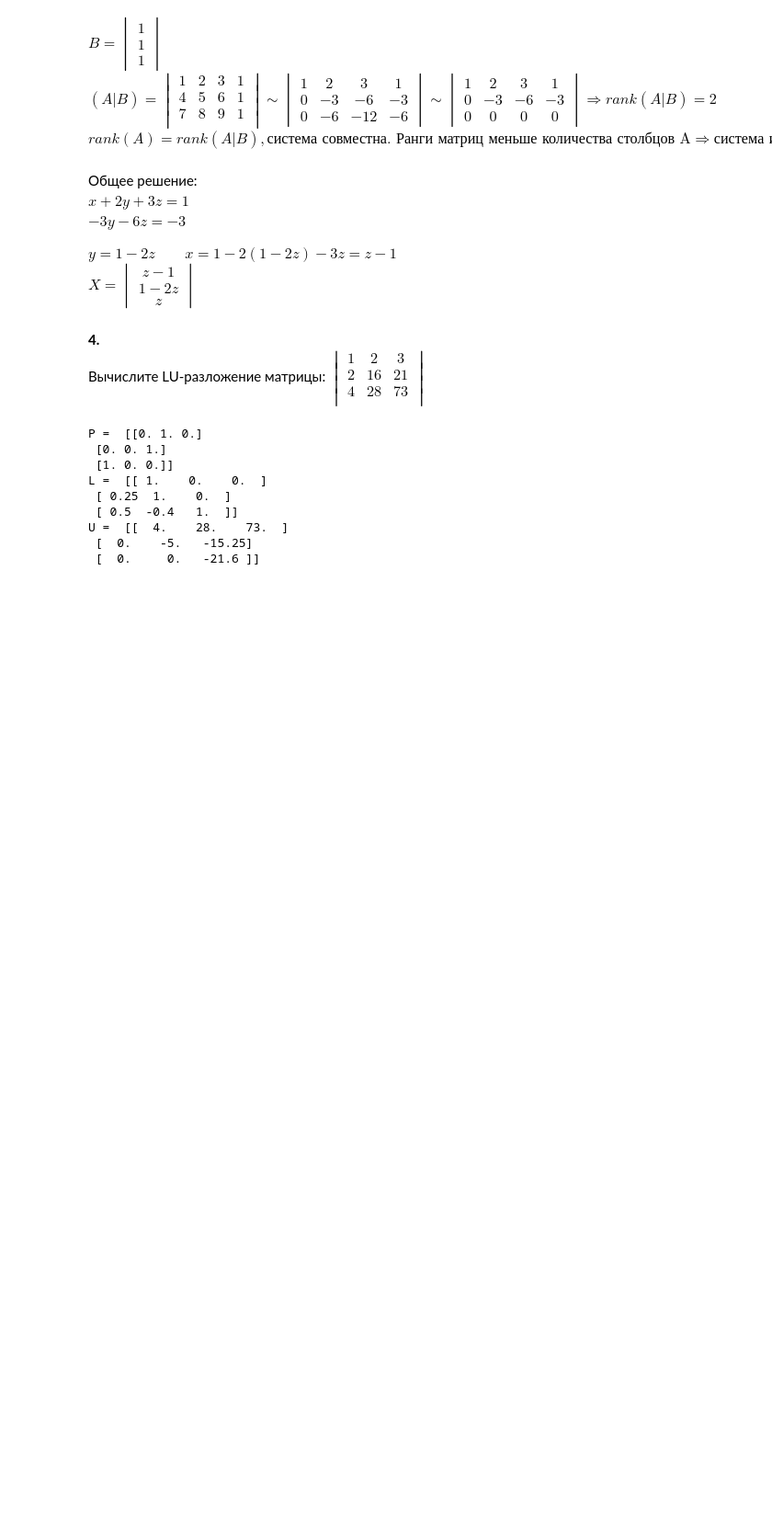
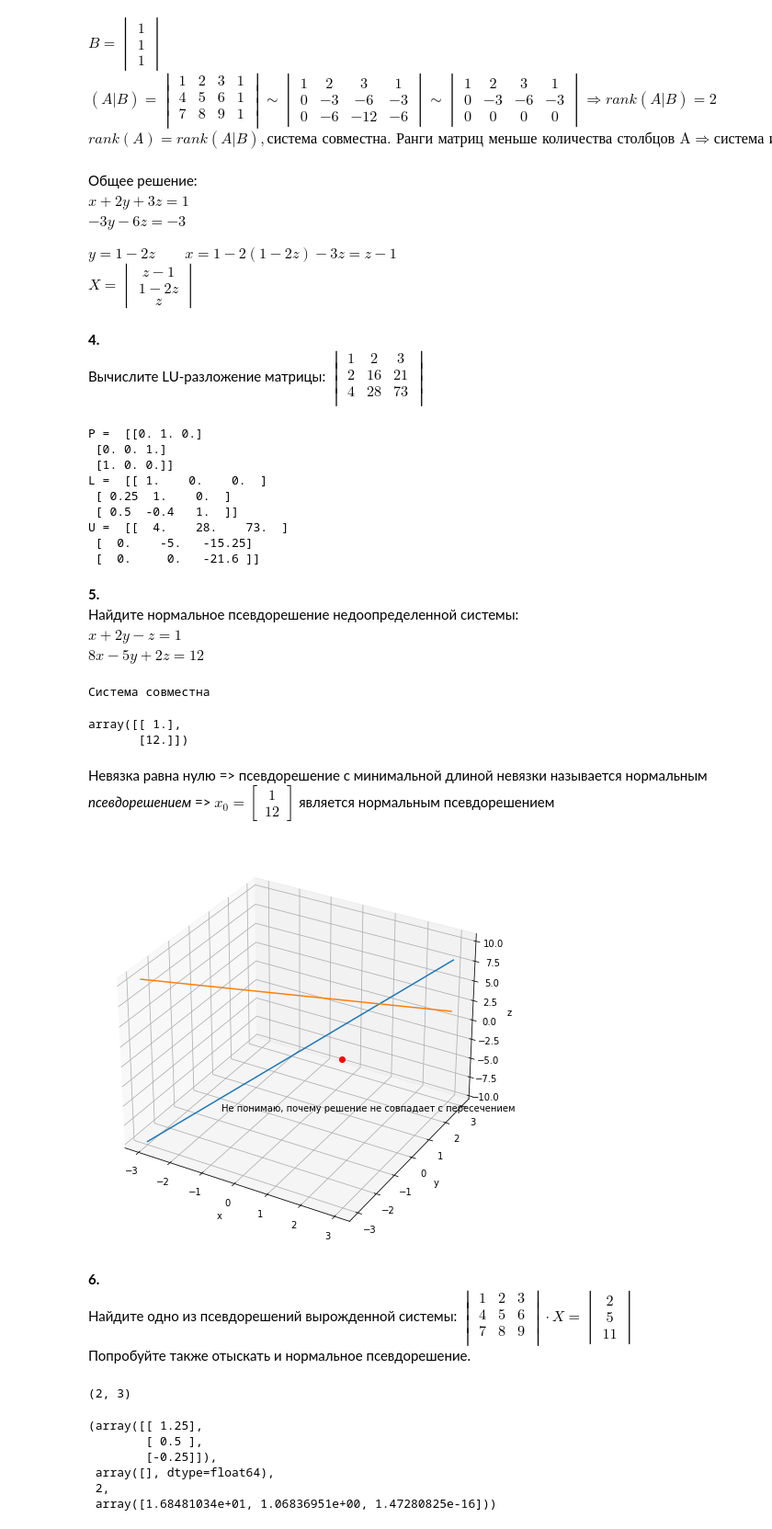
Before and after one commit to Krivosheenkova/higher-mathematics-intro, a Jupyter notebook: 7_linear_algebra_intro/7.ipynb, the cells around one changed output. Shown: that part at 92% size. Saved outputs shown, nothing was run; the diff lists cells and outputs as text; code cells hidden in the pictures; blank space fills up the shorter version.

```diff
--- a/7_linear_algebra_intro/7.ipynb
+++ b/7_linear_algebra_intro/7.ipynb
@@ -282,3 +299,8 @@ L =  [[ 1.    0.    0.  ]
 U =  [[  4.    28.    73.  ]
  [  0.    -5.   -15.25]
  [  0.     0.   -21.6 ]]
+# %% [markdown]
+**5.**<br>
+Найдите нормальное псевдорешение недоопределенной системы:
+<br>$ x +2y -z =1  $<br>
+$8x - 5y + 2z = 12$
@@ -284,0 +311,65 @@ U =  [[  4.    28.    73.  ]
+# %%
+if np.linalg.matrix_rank(C) == np.linalg.matrix_rank(A):
+    print('Система совместна')
+else:
+    print("Система несовместна")
+# %% [output]
+Система совместна
+# %%
+A @ np.linalg.lstsq(A, B, rcond=None)[0]
+# %% [output]
+array([[ 1.],
+       [12.]])
+# %% [markdown]
+Невязка равна нулю
+=> псевдорешение с минимальной длиной невязки называется нормальным _псевдорешением_
+=> $x_0 = \begin{bmatrix}1\\12\end{bmatrix}$ является нормальным псевдорешением
+# %%
+import matplotlib.pyplot as plt
+%matplotlib inline
+x = np.linspace(-3, 3, 201)
+y = np.linspace(-3, 3, 201)
+z = 2*y+x-1
+
+fig = plt.figure(figsize=(8, 8))
+
+ax = fig.gca(projection='3d')
+
+ax.plot(x, y, z)
+ax.plot(x, y, 6+2.5*y-4*x)
+ax.plot([ 1.38191882],
+        [-0.18081181],
+        [ 0.0202952 ], 'ro')
+# ax.plot(1.13919353, -0.90498444, -0.9009803, 'ro')
+
+ax.set_xlabel('x')
+ax.set_ylabel('y')
+ax.set_zlabel('z')
+ax.text(0, -4, 0, 'Не понимаю, почему решение не совпадает с пересечением')
+plt.show()
+# %% [output]
+[figure, added]
+# %% [markdown]
+**6.**<br>
+Найдите одно из псевдорешений вырожденной системы:
+$ \begin{vmatrix}
+1&2&3\\
+4&5&6\\
+7&8&9\\
+\end{vmatrix}\cdot X = \begin{vmatrix} 2\\5\\11 \end{vmatrix} $<br>Попробуйте также отыскать и нормальное псевдорешение.
+# %%
+A = np.array([[1, 2, 3], [4, 5, 6], [7, 8, 9]])
+B = np.array([[2], [5], [11]])
+C = np.concatenate((A, B), axis=1)
+np.linalg.matrix_rank(A), np.linalg.matrix_rank(C)
+# %% [output]
+(2, 3)
+# %%
+np.linalg.lstsq(A, B, rcond=None)
+# %% [output]
+(array([[ 1.25],
+        [ 0.5 ],
+        [-0.25]]),
+ array([], dtype=float64),
+ 2,
+ array([1.68481034e+01, 1.06836951e+00, 1.47280825e-16]))
```
Also changed, not shown: parts of 9 cells of this notebook, 1 other file.
